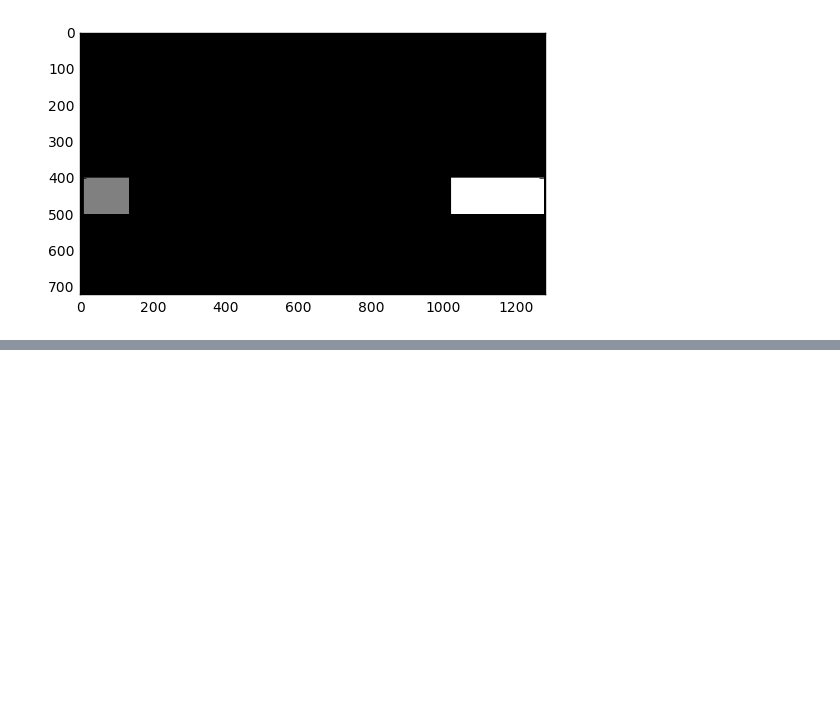
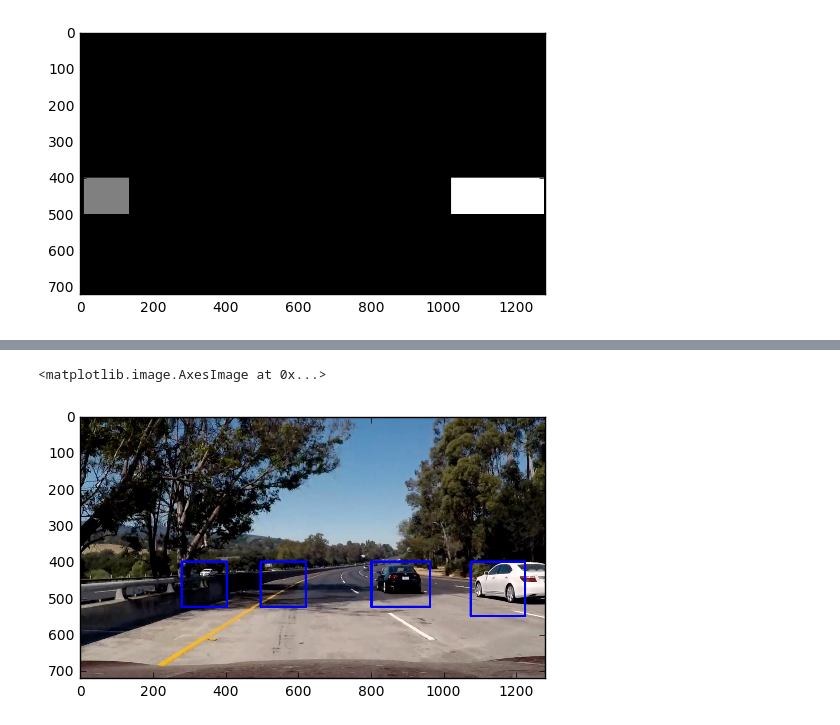
Before and after one commit to sirpsycho85/CarND-Vehicle-Detection, a Jupyter notebook: Scratch.ipynb, the cells around one changed output, grey strips where cells are left out. Saved outputs shown, nothing was run; the diff lists cells and outputs as text; code cells hidden in the pictures; blank space fills up the shorter version.

```diff
--- a/Scratch.ipynb
+++ b/Scratch.ipynb
@@ -609,0 +688,11 @@ plt.imshow(image_boxes)
+# %%
+pipeline = Pipeline(xy_windows = [(50,50),(75,75),(100,100),(125,125),(150,150),(200,200)],
+                        xy_overlap=(0.75, 0.75),
+                        heat_frames=5,
+                        heat_threshold=0.5)
+image = mpimg.imread('test_images/test5.jpg')
+result = pipeline.process_frame(image)
+plt.imshow(result)
+# %% [output]
+<matplotlib.image.AxesImage at 0x...>
+[figure, added]
```
Also changed, not shown: parts of 9 cells of this notebook, 8 other files.
